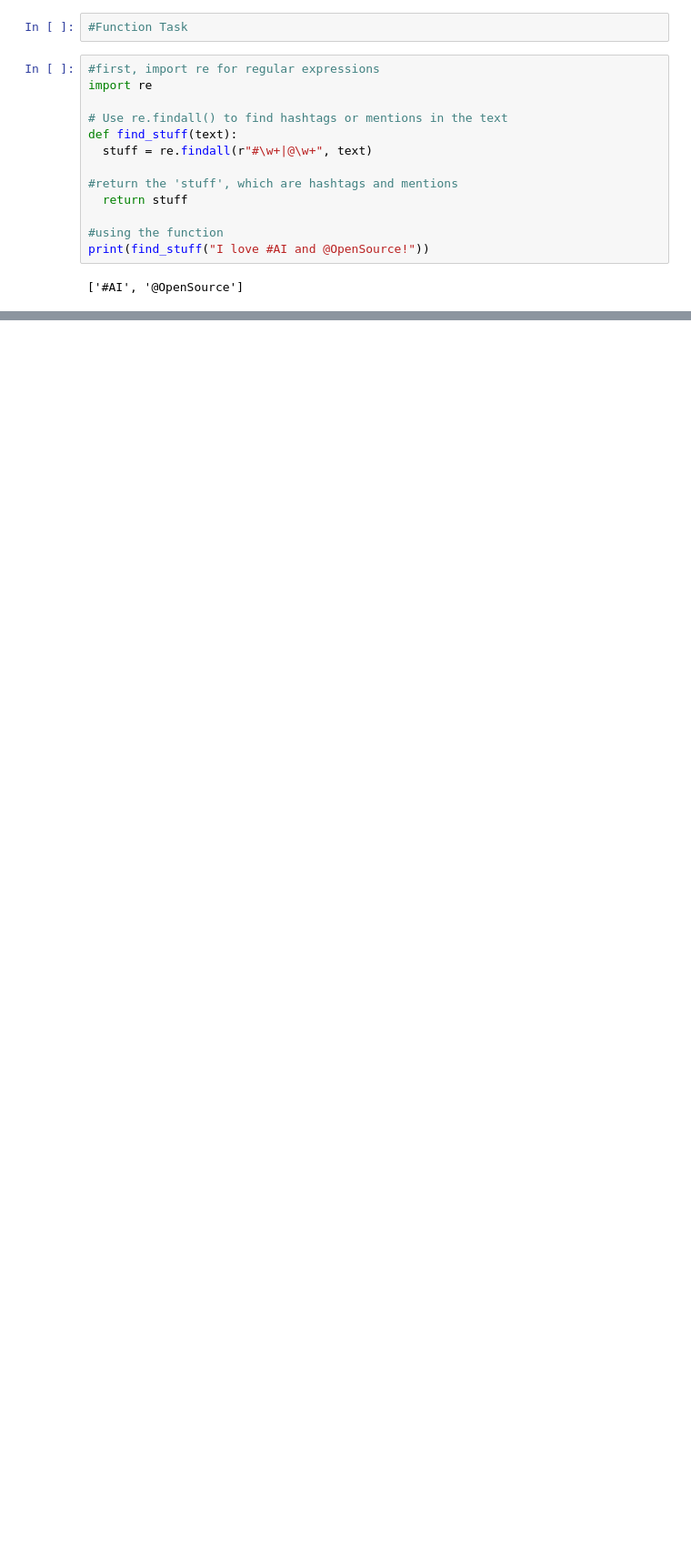
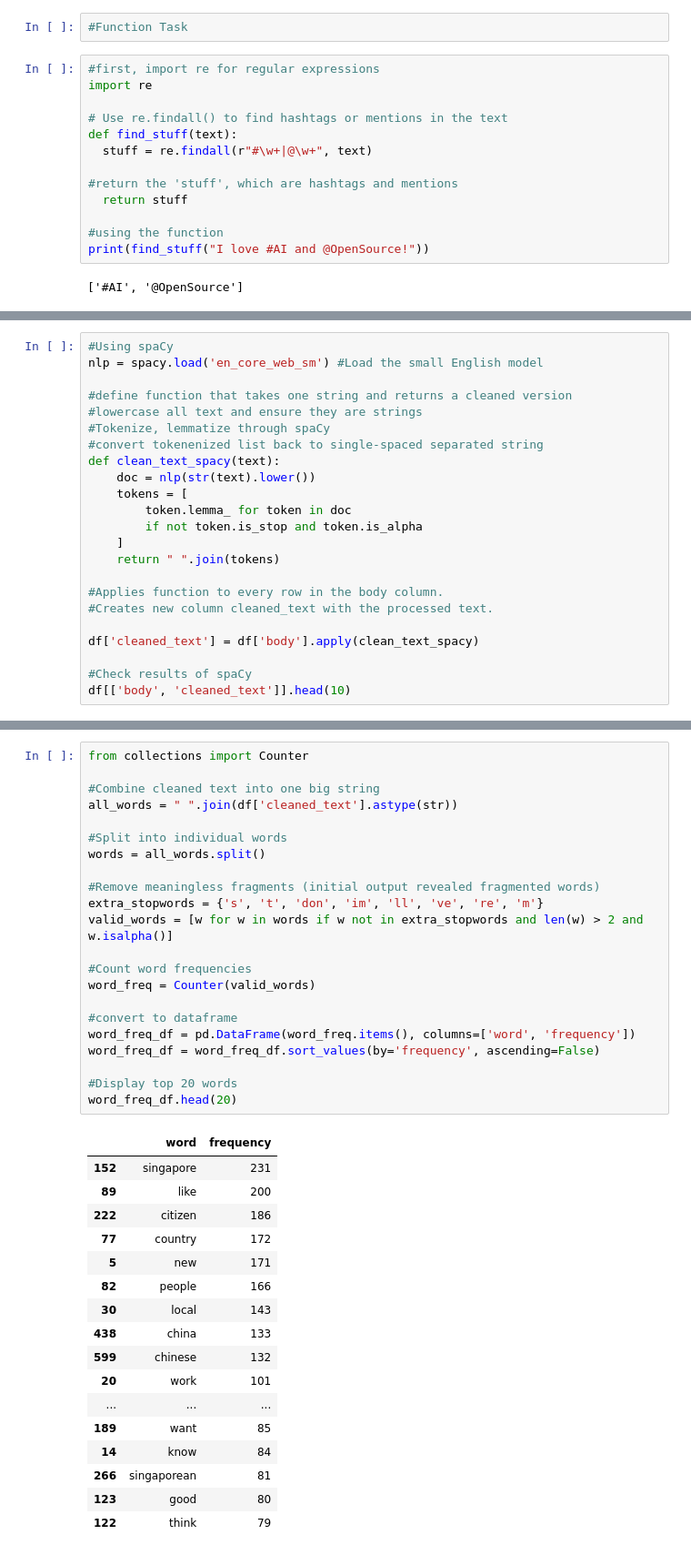
Before and after one commit to Keith-LJY001/NMC5342_A0234542L, a Jupyter notebook: NMC5342_A0234542L.ipynb, the cells around one changed output, grey strips where cells are left out. Shown at 91% size. Cells and saved outputs as stored; diff of their text form; blank space fills up the shorter version.

```diff
--- a/NMC5342_A0234542L.ipynb
+++ b/NMC5342_A0234542L.ipynb
@@ -60,0 +339,23 @@ print(find_stuff("I love #AI and @OpenSource!"))
+# %%
+#Using spaCy
+nlp = spacy.load('en_core_web_sm') #Load the small English model
+
+#define function that takes one string and returns a cleaned version
+#lowercase all text and ensure they are strings
+#Tokenize, lemmatize through spaCy
+#convert tokenenized list back to single-spaced separated string
+def clean_text_spacy(text):
+    doc = nlp(str(text).lower())
+    tokens = [
+        token.lemma_ for token in doc
+        if not token.is_stop and token.is_alpha
+    ]
+    return " ".join(tokens)
+
+#Applies function to every row in the body column.
+#Creates new column cleaned_text with the processed text.
+
+df['cleaned_text'] = df['body'].apply(clean_text_spacy)
+
+#Check results of spaCy
+df[['body', 'cleaned_text']].head(10)
@@ -60,0 +397,40 @@ print(find_stuff("I love #AI and @OpenSource!"))
+# %%
+from collections import Counter
+
+#Combine cleaned text into one big string
+all_words = " ".join(df['cleaned_text'].astype(str))
+
+#Split into individual words
+words = all_words.split()
+
+#Remove meaningless fragments (initial output revealed fragmented words)
+extra_stopwords = {'s', 't', 'don', 'im', 'll', 've', 're', 'm'}
+valid_words = [w for w in words if w not in extra_stopwords and len(w) > 2 and w.isalpha()]
+
+#Count word frequencies
+word_freq = Counter(valid_words)
+
+#convert to dataframe
+word_freq_df = pd.DataFrame(word_freq.items(), columns=['word', 'frequency'])
+word_freq_df = word_freq_df.sort_values(by='frequency', ascending=False)
+
+#Display top 20 words
+word_freq_df.head(20)
+# %% [output]
+|  | word | frequency |
+| 152 | singapore | 231 |
+| 89 | like | 200 |
+| 222 | citizen | 186 |
+| 77 | country | 172 |
+| 5 | new | 171 |
+| 82 | people | 166 |
+| 30 | local | 143 |
+| 438 | china | 133 |
+| 599 | chinese | 132 |
+| 20 | work | 101 |
+| ... | ... | ... |
+| 189 | want | 85 |
+| 14 | know | 84 |
+| 266 | singaporean | 81 |
+| 123 | good | 80 |
+| 122 | think | 79 |
```
Also changed, not shown: parts of 43 cells of this notebook.
